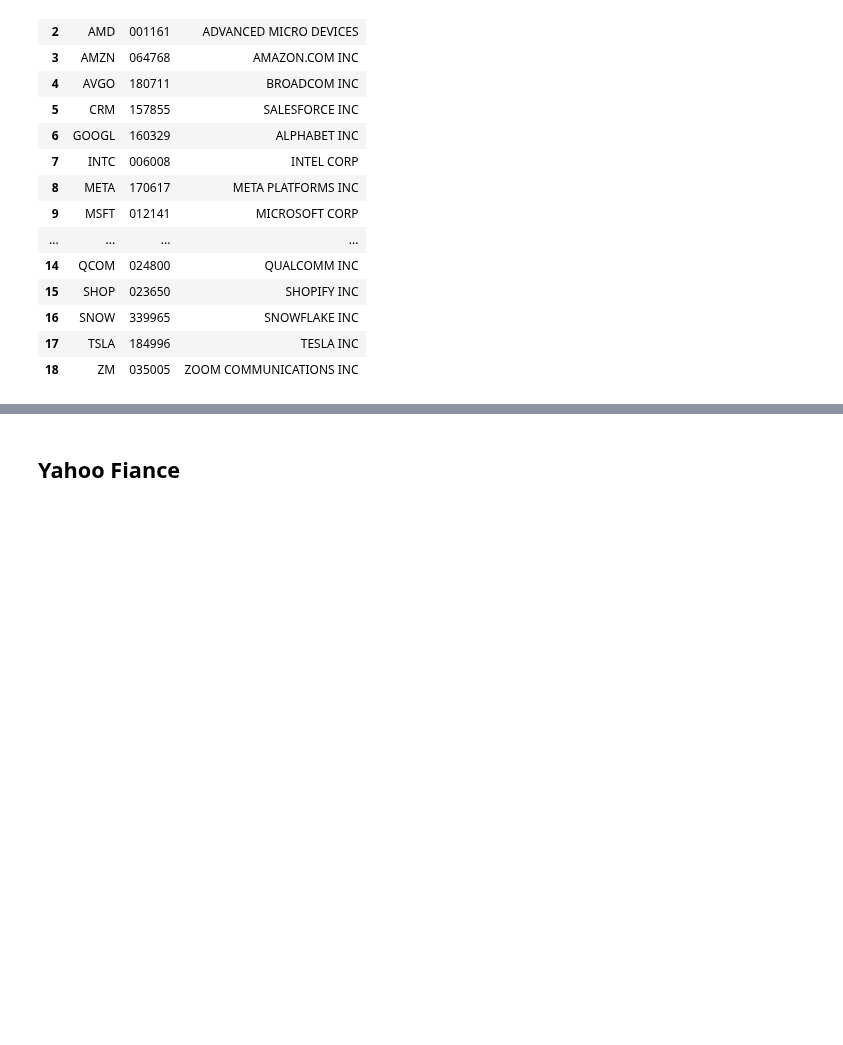
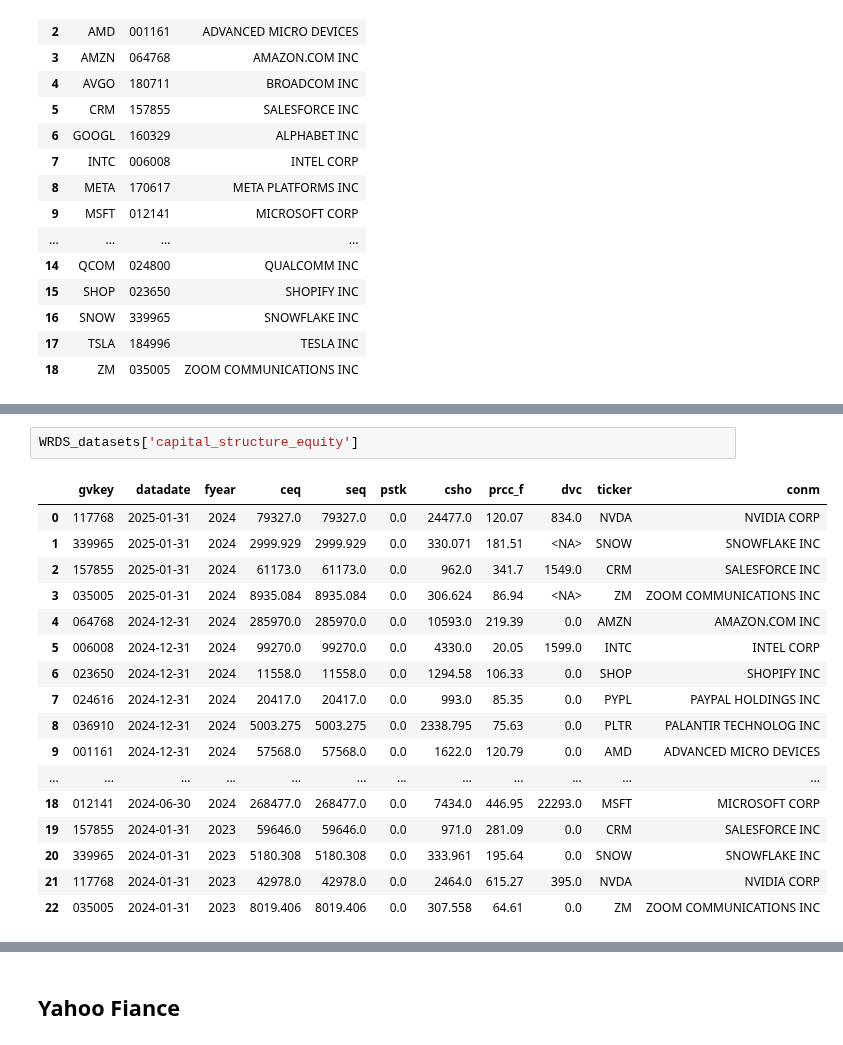
Before and after one commit to Chen-zexi/LangAlpha, a Jupyter notebook: notebooks/get_data.ipynb, the cells around one changed output, grey strips where cells are left out. Saved outputs shown, nothing was run; the diff lists cells and outputs as text; blank space fills up the shorter version.

```diff
--- a/notebooks/get_data.ipynb
+++ b/notebooks/get_data.ipynb
@@ -106,0 +196,20 @@ key_developments
+# %%
+WRDS_datasets['capital_structure_equity']
+# %% [output]
+|  | gvkey | datadate | fyear | ceq | seq | pstk | csho | prcc_f | dvc | ticker | conm |
+| 0 | 117768 | 2025-01-31 | 2024 | 79327.0 | 79327.0 | 0.0 | 24477.0 | 120.07 | 834.0 | NVDA | NVIDIA CORP |
+| 1 | 339965 | 2025-01-31 | 2024 | 2999.929 | 2999.929 | 0.0 | 330.071 | 181.51 | <NA> | SNOW | SNOWFLAKE INC |
+| 2 | 157855 | 2025-01-31 | 2024 | 61173.0 | 61173.0 | 0.0 | 962.0 | 341.7 | 1549.0 | CRM | SALESFORCE INC |
+| 3 | 035005 | 2025-01-31 | 2024 | 8935.084 | 8935.084 | 0.0 | 306.624 | 86.94 | <NA> | ZM | ZOOM COMMUNICATIONS INC |
+| 4 | 064768 | 2024-12-31 | 2024 | 285970.0 | 285970.0 | 0.0 | 10593.0 | 219.39 | 0.0 | AMZN | AMAZON.COM INC |
+| 5 | 006008 | 2024-12-31 | 2024 | 99270.0 | 99270.0 | 0.0 | 4330.0 | 20.05 | 1599.0 | INTC | INTEL CORP |
+| 6 | 023650 | 2024-12-31 | 2024 | 11558.0 | 11558.0 | 0.0 | 1294.58 | 106.33 | 0.0 | SHOP | SHOPIFY INC |
+| 7 | 024616 | 2024-12-31 | 2024 | 20417.0 | 20417.0 | 0.0 | 993.0 | 85.35 | 0.0 | PYPL | PAYPAL HOLDINGS INC |
+| 8 | 036910 | 2024-12-31 | 2024 | 5003.275 | 5003.275 | 0.0 | 2338.795 | 75.63 | 0.0 | PLTR | PALANTIR TECHNOLOG INC |
+| 9 | 001161 | 2024-12-31 | 2024 | 57568.0 | 57568.0 | 0.0 | 1622.0 | 120.79 | 0.0 | AMD | ADVANCED MICRO DEVICES |
+| ... | ... | ... | ... | ... | ... | ... | ... | ... | ... | ... | ... |
+| 18 | 012141 | 2024-06-30 | 2024 | 268477.0 | 268477.0 | 0.0 | 7434.0 | 446.95 | 22293.0 | MSFT | MICROSOFT CORP |
+| 19 | 157855 | 2024-01-31 | 2023 | 59646.0 | 59646.0 | 0.0 | 971.0 | 281.09 | 0.0 | CRM | SALESFORCE INC |
+| 20 | 339965 | 2024-01-31 | 2023 | 5180.308 | 5180.308 | 0.0 | 333.961 | 195.64 | 0.0 | SNOW | SNOWFLAKE INC |
+| 21 | 117768 | 2024-01-31 | 2023 | 42978.0 | 42978.0 | 0.0 | 2464.0 | 615.27 | 395.0 | NVDA | NVIDIA CORP |
+| 22 | 035005 | 2024-01-31 | 2023 | 8019.406 | 8019.406 | 0.0 | 307.558 | 64.61 | 0.0 | ZM | ZOOM COMMUNICATIONS INC |
```
Also changed, not shown: parts of 11 cells of this notebook, 4 other files.
